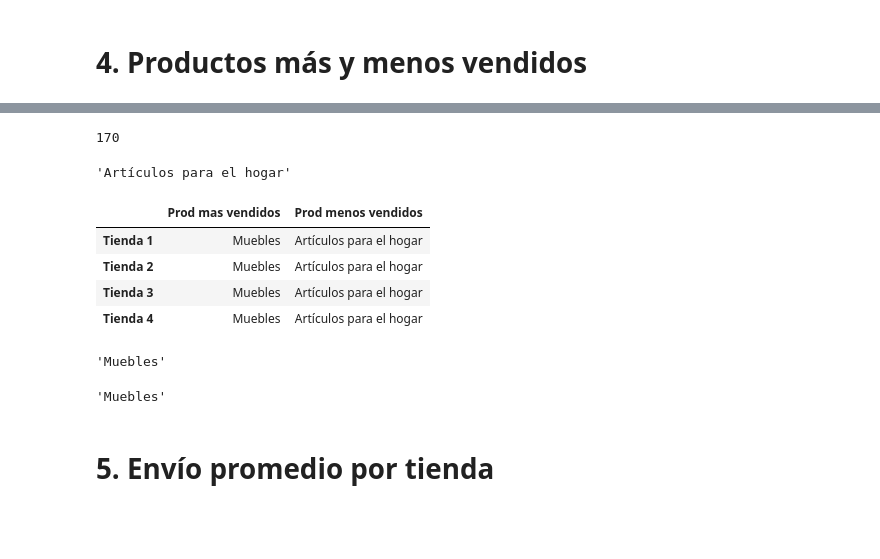
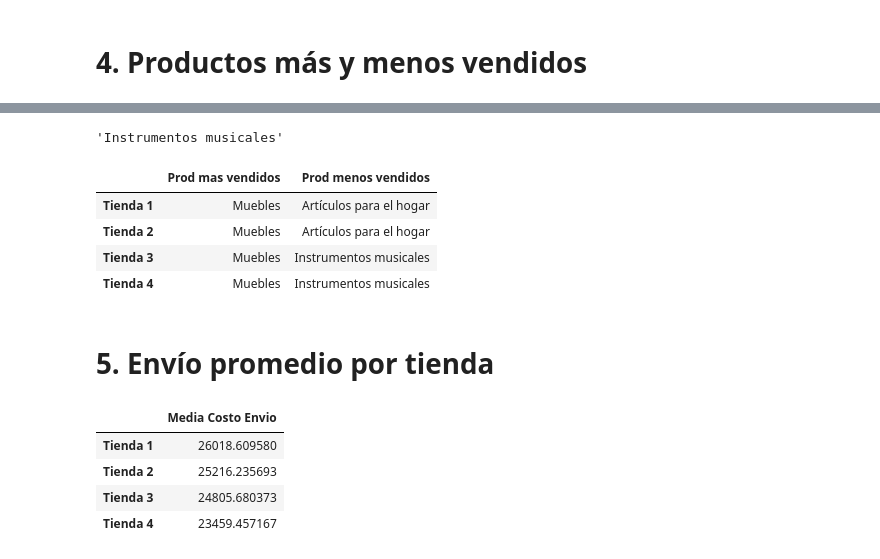
Before and after one commit to MrX7Torres/Proyecto_AluraStoreLatam, a Jupyter notebook: AluraStoreLatam.ipynb, the cells around one changed output, grey strips where cells are left out. Saved outputs shown, nothing was run; the diff lists cells and outputs as text; code cells hidden in the pictures; blank space fills up the shorter version.

```diff
--- a/AluraStoreLatam.ipynb
+++ b/AluraStoreLatam.ipynb
@@ -153,36 +147,28 @@ cal_promedio_tienda.T
 # %%
-valor = tiendas[3]['Categoria'].value_counts().min()
+valor = tiendas[3]['Categoria'].value_counts().idxmin()
 valor
 # %% [output]
-170
+'Instrumentos musicales'
-# %%
-x = tiendas[3]['Categoria'].value_counts().index.min()
-x
-# %% [output]
-'Artículos para el hogar'
 # %%
-lista_prod_mas_vendido = []
-lista_prod_menos_vendido = []
-for i in range(len(tiendas)):
-  lista_prod_mas_vendido.append(tiendas[i]['Categoria'].value_counts().index.max())
-  lista_prod_menos_vendido.append(tiendas[i]['Categoria'].value_counts().index.min())
+lista_prod_mas_vendido = [tienda['Categoria'].value_counts().idxmax() for tienda in tiendas]
+lista_prod_menos_vendido = [tienda['Categoria'].value_counts().idxmin() for tienda in tiendas]
 prod_mas_y_menos_vendidos = pd.DataFrame(data=[lista_prod_mas_vendido, lista_prod_menos_vendido], columns=nombres_tiendas, index=['Prod mas vendidos', 'Prod menos vendidos'])
 prod_mas_y_menos_vendidos.T
 # %% [output]
 |  | Prod mas vendidos | Prod menos vendidos |
 | Tienda 1 | Muebles | Artículos para el hogar |
 | Tienda 2 | Muebles | Artículos para el hogar |
-| Tienda 3 | Muebles | Artículos para el hogar |
-| Tienda 4 | Muebles | Artículos para el hogar |
+| Tienda 3 | Muebles | Instrumentos musicales |
+| Tienda 4 | Muebles | Instrumentos musicales |
-# %%
-prod_mas_vendido = categoria_por_tienda.index.max()
-prod_mas_vendido
-# %% [output]
-'Muebles'
-# %%
-prod_mas_vendidos = [tienda['Categoria'].value_counts().index.max() for tienda in tiendas]
-prod_mas_vendido
-# %% [output]
-'Muebles'
 # %% [markdown]
 # 5. Envío promedio por tienda
+# %%
+costo_envio_prom = [tienda['Costo_envio'].mean() for tienda in tiendas]
+costo_envio_prom = pd.DataFrame(data=[costo_envio_prom], columns=nombres_tiendas, index=['Media Costo Envio'])
+costo_envio_prom.T
+# %% [output]
+|  | Media Costo Envio |
+| Tienda 1 | 26018.609580 |
+| Tienda 2 | 25216.235693 |
+| Tienda 3 | 24805.680373 |
+| Tienda 4 | 23459.457167 |
```
Also changed, not shown: parts of 5 cells of this notebook.
